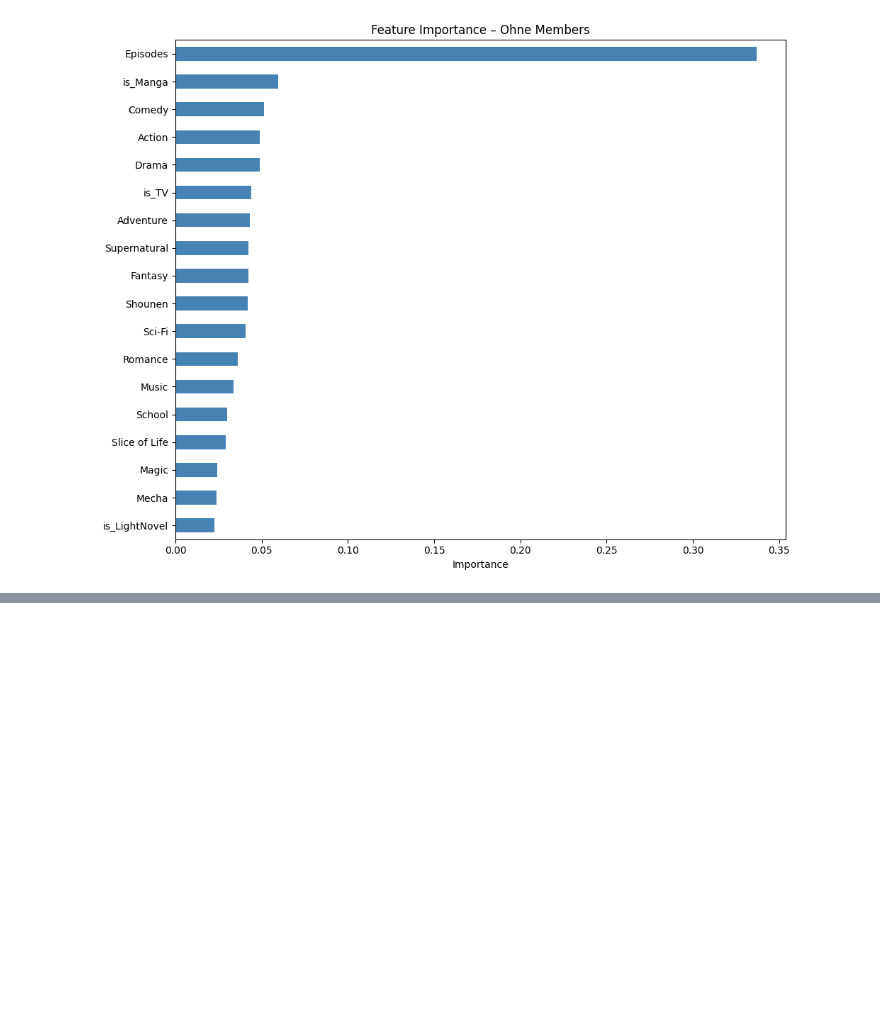
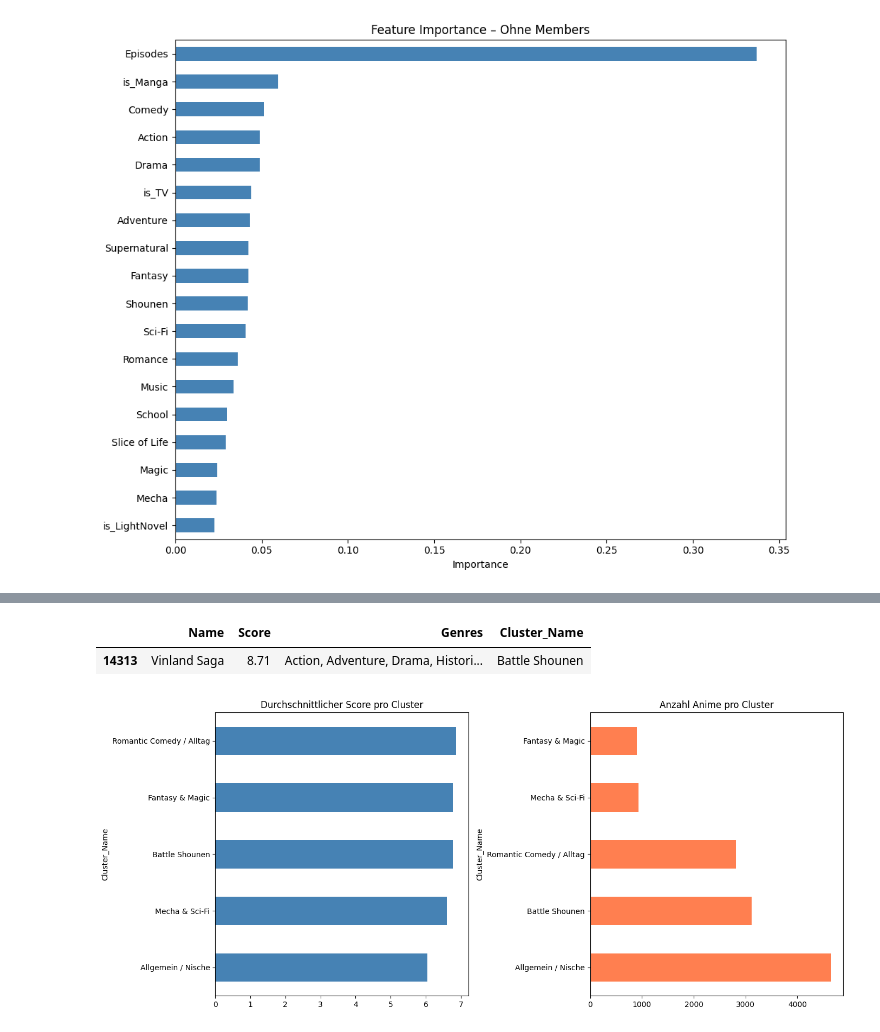
Before and after one commit to Johnny-my-boi/Portfolio_Projekt, a Jupyter notebook: notebooks/01_eda.ipynb, the cells around one changed output, grey strips where cells are left out. Saved outputs shown, nothing was run; the diff lists cells and outputs as text; code cells hidden in the pictures; blank space fills up the shorter version.

```diff
--- a/notebooks/01_eda.ipynb
+++ b/notebooks/01_eda.ipynb
@@ -463,0 +528,25 @@ weighted avg       0.93      0.85      0.89      2464
+# %%
+# Cluster-Namen zuweisen
+cluster_names = {
+    0: 'Mecha & Sci-Fi',
+    1: 'Fantasy & Magic',
+    2: 'Allgemein / Nische',
+    3: 'Romantic Comedy / Alltag',
+    4: 'Battle Shounen'
+}
+df_scored['Cluster_Name'] = df_scored['Cluster'].map(cluster_names)
+
+# Funktion: Gib mir einen Anime, ich zeige dir ähnliche
+def empfehlung(anime_name, n=5):
+    match = df_scored[df_scored['Name'].str.contains(anime_name, case=False, na=False)]
+    if match.empty:
+        print(f"'{anime_name}' nicht gefunden.")
+        return
+    anime = match.iloc[0]
+    cluster = anime['Cluster']
+    print(f"'{anime['Name']}' ist im Cluster: {cluster_names[cluster]}")
+    print(f"\nÄhnliche Anime (Top {n} nach Score):")
+    similar = df_scored[(df_scored['Cluster'] == cluster) & (df_scored['Name'] != anime['Name'])]
+    return similar.nlargest(n, 'Score')[['Name', 'Score', 'Genres', 'Cluster_Name']]
+
+empfehlung('Shingeki no Kyojin', 11)
@@ -463,0 +569,25 @@ weighted avg       0.93      0.85      0.89      2464
+# %%
+def find_anime(name):
+    return df_scored[df_scored['Name'].str.contains(name, case=False, na=False)][['Name', 'Score', 'Genres', 'Cluster_Name']]
+
+find_anime('vinland')
+# %% [output]
+|  | Name | Score | Genres | Cluster_Name |
+| 14313 | Vinland Saga | 8.71 | Action, Adventure, Drama, Histori... | Battle Shounen |
+# %%
+fig, axes = plt.subplots(1, 2, figsize=(14, 6))
+
+# Cluster-Verteilung mit Scores
+df_scored.groupby('Cluster_Name')['Score'].mean().sort_values().plot(
+    kind='barh', ax=axes[0], color='steelblue')
+axes[0].set_title('Durchschnittlicher Score pro Cluster')
+
+# Cluster-Größen
+df_scored['Cluster_Name'].value_counts().plot(
+    kind='barh', ax=axes[1], color='coral')
+axes[1].set_title('Anzahl Anime pro Cluster')
+
+plt.tight_layout()
+plt.show()
+# %% [output]
+[figure, added]
```
Also changed, not shown: parts of 4 cells of this notebook.
